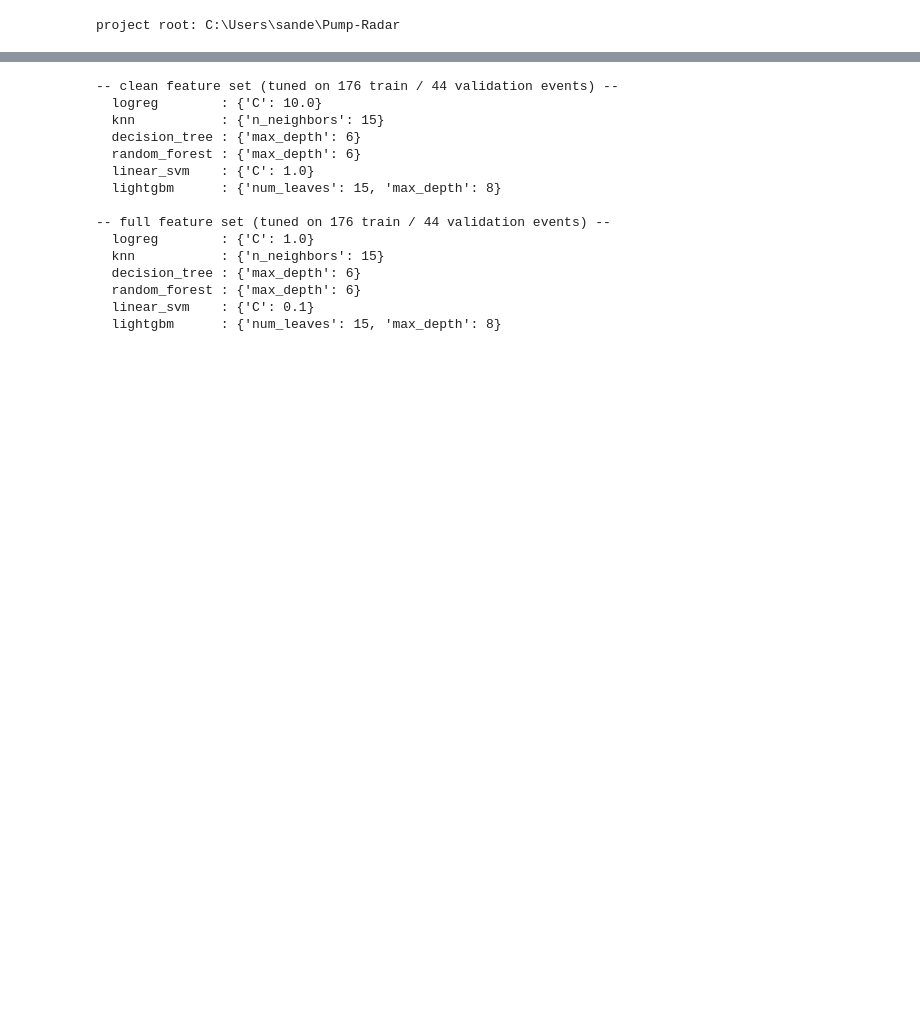
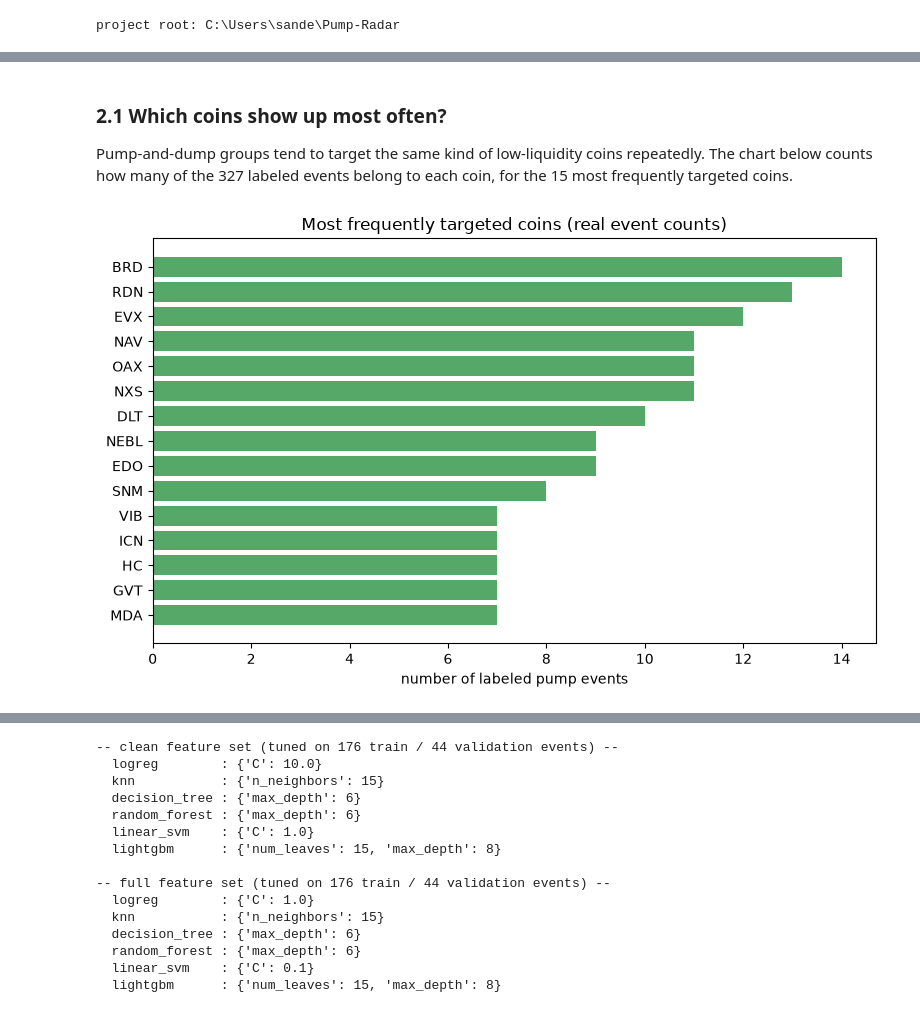
Before and after one commit to aveek-b/Pump-Radar, a Jupyter notebook: notebooks/KD_pumpradar_complete.ipynb, the cells around one changed output, grey strips where cells are left out. Saved outputs shown, nothing was run; the diff lists cells and outputs as text; code cells hidden in the pictures; blank space fills up the shorter version.

```diff
--- a/notebooks/KD_pumpradar_complete.ipynb
+++ b/notebooks/KD_pumpradar_complete.ipynb
@@ -83,0 +107,20 @@ not hidden.
+# %% [markdown]
+### 2.1 Which coins show up most often?
+
+Pump-and-dump groups tend to target the same kind of low-liquidity coins
+repeatedly. The chart below counts how many of the 327 labeled events belong
+to each coin, for the 15 most frequently targeted coins.
+# %%
+# Count how many distinct pump events each coin appears in, and keep the
+# top 15 most frequently targeted coins.
+events_per_coin = raw.groupby("symbol")["pump_index"].nunique().sort_values(ascending=False)
+top15 = events_per_coin.head(15)
+
+fig, ax = plt.subplots(figsize=(8, 5))
+ax.barh(top15.index[::-1], top15.values[::-1], color=PALETTE["accent"])
+ax.set_xlabel("number of labeled pump events")
+ax.set_title("Most frequently targeted coins (real event counts)")
+plt.tight_layout()
+plt.show()
+# %% [output]
+[figure, added]
```
Also changed, not shown: parts of 66 cells of this notebook, 3 other files.
